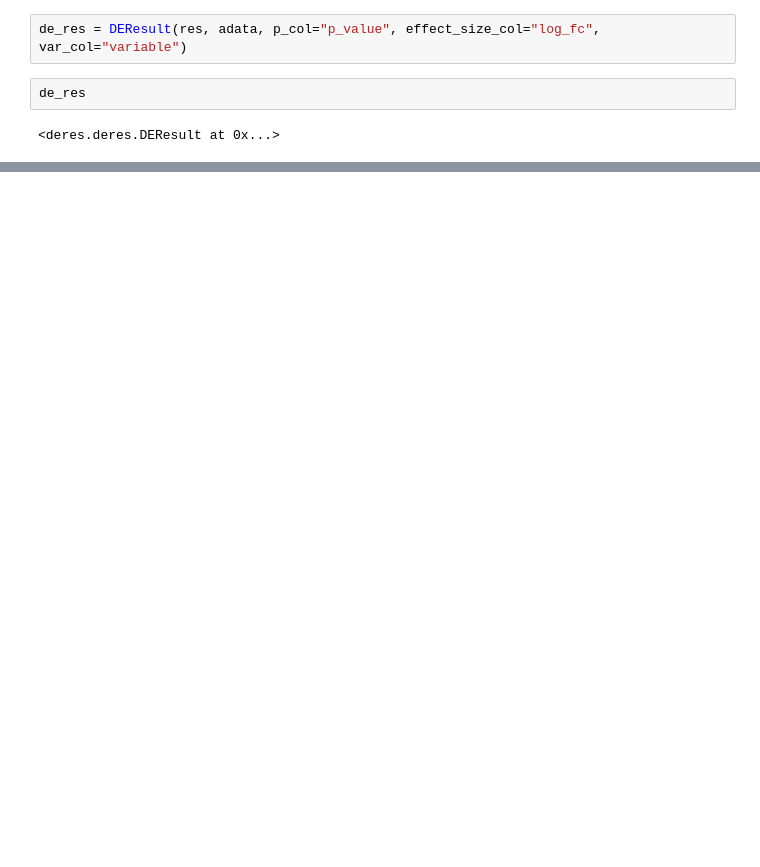
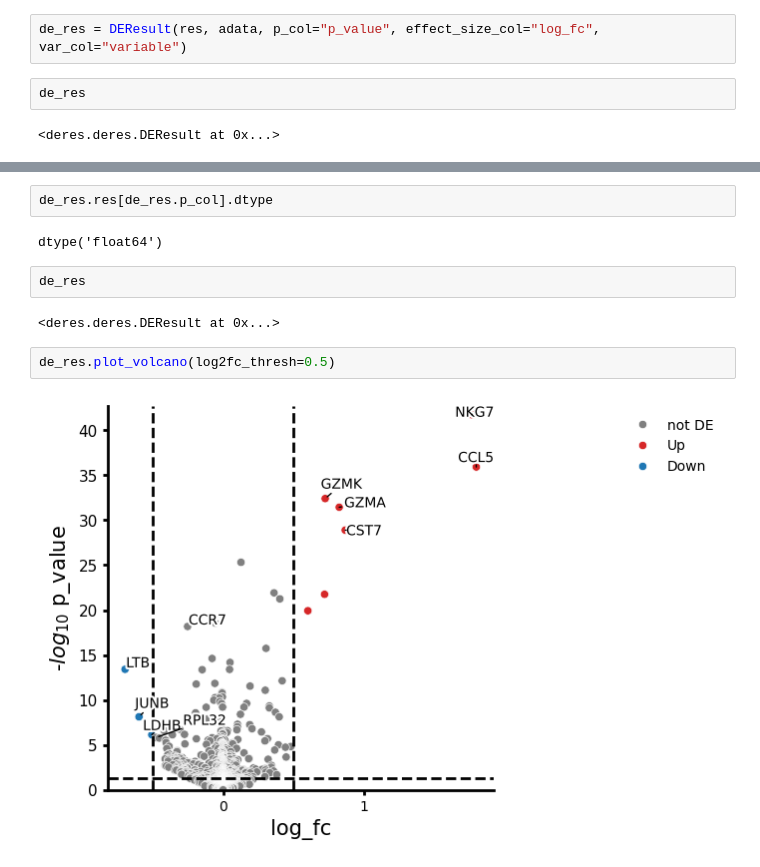
Before and after one commit to scverse/deres, a Jupyter notebook: docs/notebooks/example.ipynb, the cells around one changed output, grey strips where cells are left out. Drawn from its saved outputs; the diff is of its cells as text; blank space fills up the shorter version.

```diff
--- a/docs/notebooks/example.ipynb
+++ b/docs/notebooks/example.ipynb
@@ -93,0 +140,12 @@ de_res.summary()
+# %%
+de_res.res[de_res.p_col].dtype
+# %% [output]
+dtype('float64')
+# %%
+de_res
+# %% [output]
+<deres.deres.DEResult at 0x...>
+# %%
+de_res.plot_volcano(log2fc_thresh=0.5)
+# %% [output]
+[figure, added]
```
Also changed, not shown: parts of 10 cells of this notebook, 1 other file.
